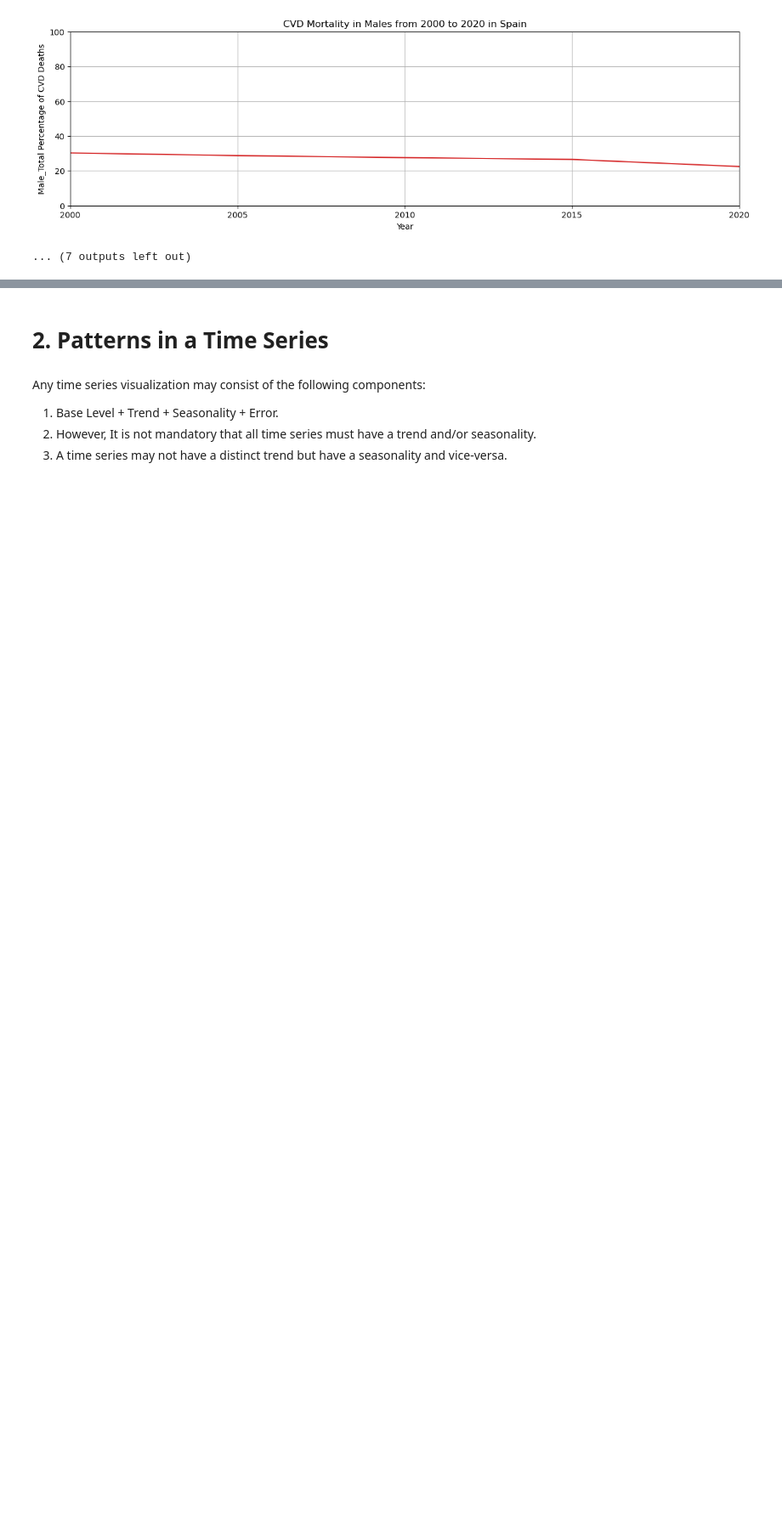
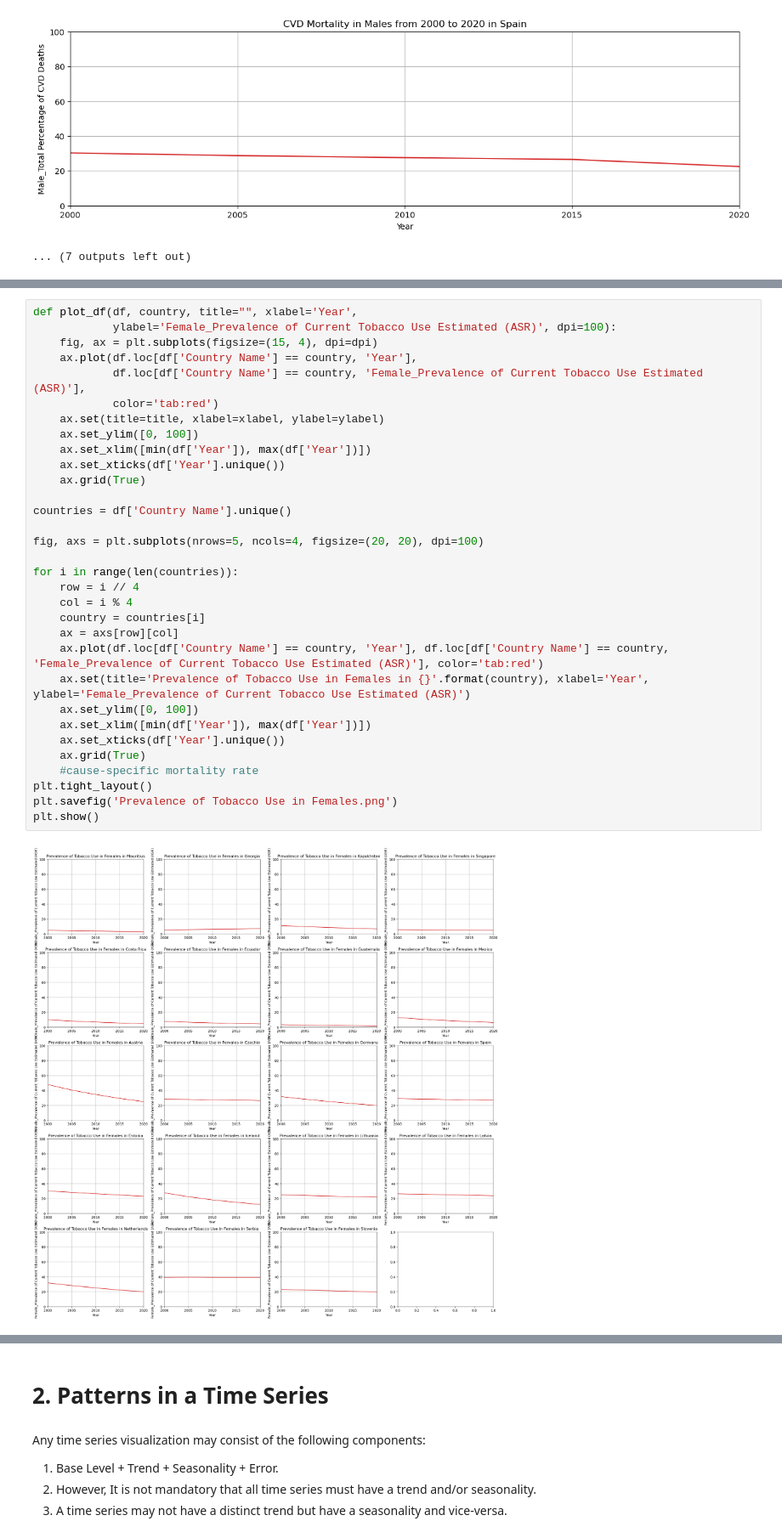
Before and after one commit to WeiJanChang/fctc_eval, a Jupyter notebook: notebook/Time Series Analysis .ipynb, the cells around one changed output, grey strips where cells are left out. Shown at 85% size. Drawn from its saved outputs; the diff is of its cells as text; blank space fills up the shorter version.

```diff
--- a/notebook/Time Series Analysis .ipynb
+++ b/notebook/Time Series Analysis .ipynb
@@ -51 +148,35 @@ for country in df['Country Name'].unique():
+# %%
+def plot_df(df, country, title="", xlabel='Year',
+            ylabel='Female_Prevalence of Current Tobacco Use Estimated (ASR)', dpi=100):
+    fig, ax = plt.subplots(figsize=(15, 4), dpi=dpi)
+    ax.plot(df.loc[df['Country Name'] == country, 'Year'],
+            df.loc[df['Country Name'] == country, 'Female_Prevalence of Current Tobacco Use Estimated (ASR)'],
+            color='tab:red')
+    ax.set(title=title, xlabel=xlabel, ylabel=ylabel)
+    ax.set_ylim([0, 100])
+    ax.set_xlim([min(df['Year']), max(df['Year'])])
+    ax.set_xticks(df['Year'].unique())
+    ax.grid(True)
+
+countries = df['Country Name'].unique()
+
+fig, axs = plt.subplots(nrows=5, ncols=4, figsize=(20, 20), dpi=100)
+
+for i in range(len(countries)):
+    row = i // 4
+    col = i % 4
+    country = countries[i]
+    ax = axs[row][col]
+    ax.plot(df.loc[df['Country Name'] == country, 'Year'], df.loc[df['Country Name'] == country, 'Female_Prevalence of Current Tobacco Use Estimated (ASR)'], color='tab:red')
+    ax.set(title='Prevalence of Tobacco Use in Females in {}'.format(country), xlabel='Year', ylabel='Female_Prevalence of Current Tobacco Use Estimated (ASR)')
+    ax.set_ylim([0, 100])
+    ax.set_xlim([min(df['Year']), max(df['Year'])])
+    ax.set_xticks(df['Year'].unique())
+    ax.grid(True)
+    #cause-specific mortality rate
+plt.tight_layout()
+plt.savefig('Prevalence of Tobacco Use in Females.png')
+plt.show()
+# %% [output]
+[figure, added]
 # %%
```
Also changed, not shown: parts of 43 cells of this notebook, 2 other files.
